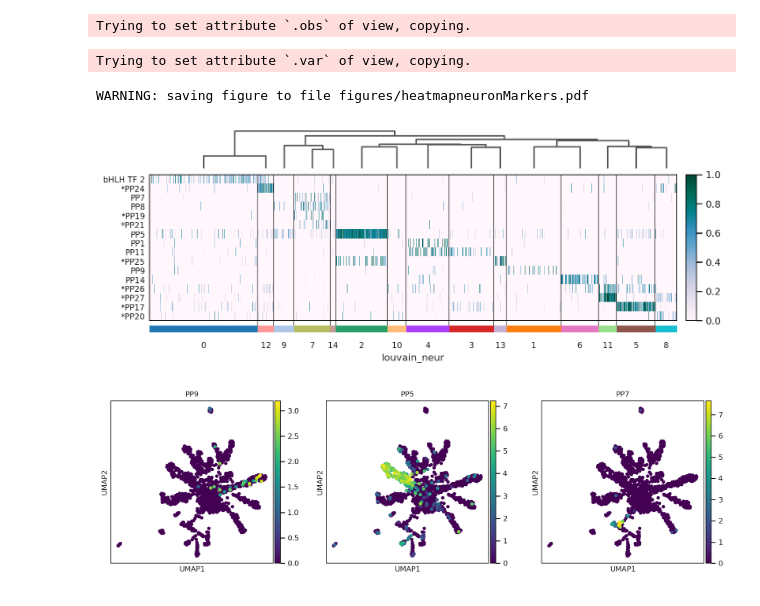
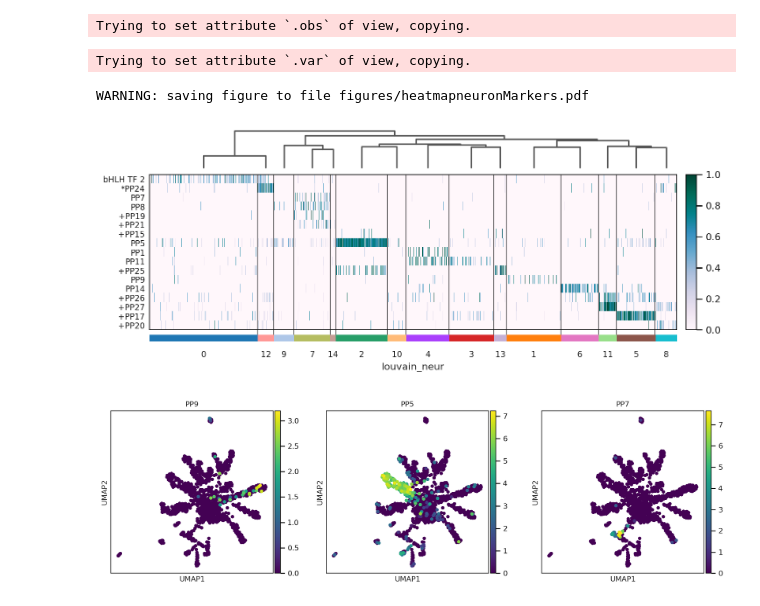
Before and after one commit to pachterlab/CWGFLHGCCHAP_2021, a Jupyter notebook: notebooks/CellAtlasAnalysis/neuronSubpop_Analysis.ipynb, the cells around one changed output. Cells and saved outputs as stored; diff of their text form; code cells hidden in the pictures.

```diff
--- a/notebooks/CellAtlasAnalysis/neuronSubpop_Analysis.ipynb
+++ b/notebooks/CellAtlasAnalysis/neuronSubpop_Analysis.ipynb
@@ -412,28 +412,28 @@ Trying to set attribute `.obs` of view, copying.
 # %%
 #Plot main figure genes
 
 topGenes = ['XLOC_018937','XLOC_035224','XLOC_040584',
-            'XLOC_008764','XLOC_040209', 'XLOC_010892', 'XLOC_019434','XLOC_042761','XLOC_017097',
+            'XLOC_008764','XLOC_040209', 'XLOC_010892','XLOC_003339','XLOC_019434','XLOC_042761','XLOC_017097',
             'XLOC_021799','XLOC_041402','XLOC_004021','XLOC_008730',
             'XLOC_014624','XLOC_030120',
             'XLOC_038155']
 neurons_sigTop = neurons_raw[:,topGenes]
 
 labels = ['bHLH TF 2','*PP24','PP7',
-          'PP8','*PP19','*PP21','PP5','PP1','PP11',
-          '*PP25','PP9','PP14','*PP26',
-          '*PP27','*PP17',
-          '*PP20']
+          'PP8','+PP19','+PP21','+PP15','PP5','PP1','PP11',
+          '+PP25','PP9','PP14','+PP26',
+          '+PP27','+PP17',
+          '+PP20']
 neurons_sigTop.var['names'] = labels
 
 sc.set_figure_params(scanpy=True, fontsize=10)
 sc.pl.heatmap(neurons_sigTop, labels, groupby='louvain_neur', dendrogram=True,show_gene_labels=True,
               gene_symbols = 'names',swap_axes=True,
               cmap='PuBuGn',standard_scale='var',save='neuronMarkers.pdf') #var_group_positions =var_groups ,var_group_labels = var_labels
 # %% [output]
 Trying to set attribute `.var` of view, copying.
 WARNING: saving figure to file figures/heatmapneuronMarkers.pdf
-[figure, old version]
+[figure, new version]
 # %%
 sc.pl.umap(neurons_raw,color=['XLOC_041402','XLOC_019434','XLOC_040584'],title=['PP9','PP5','PP7'],color_map='viridis')
 # %% [output]
```
